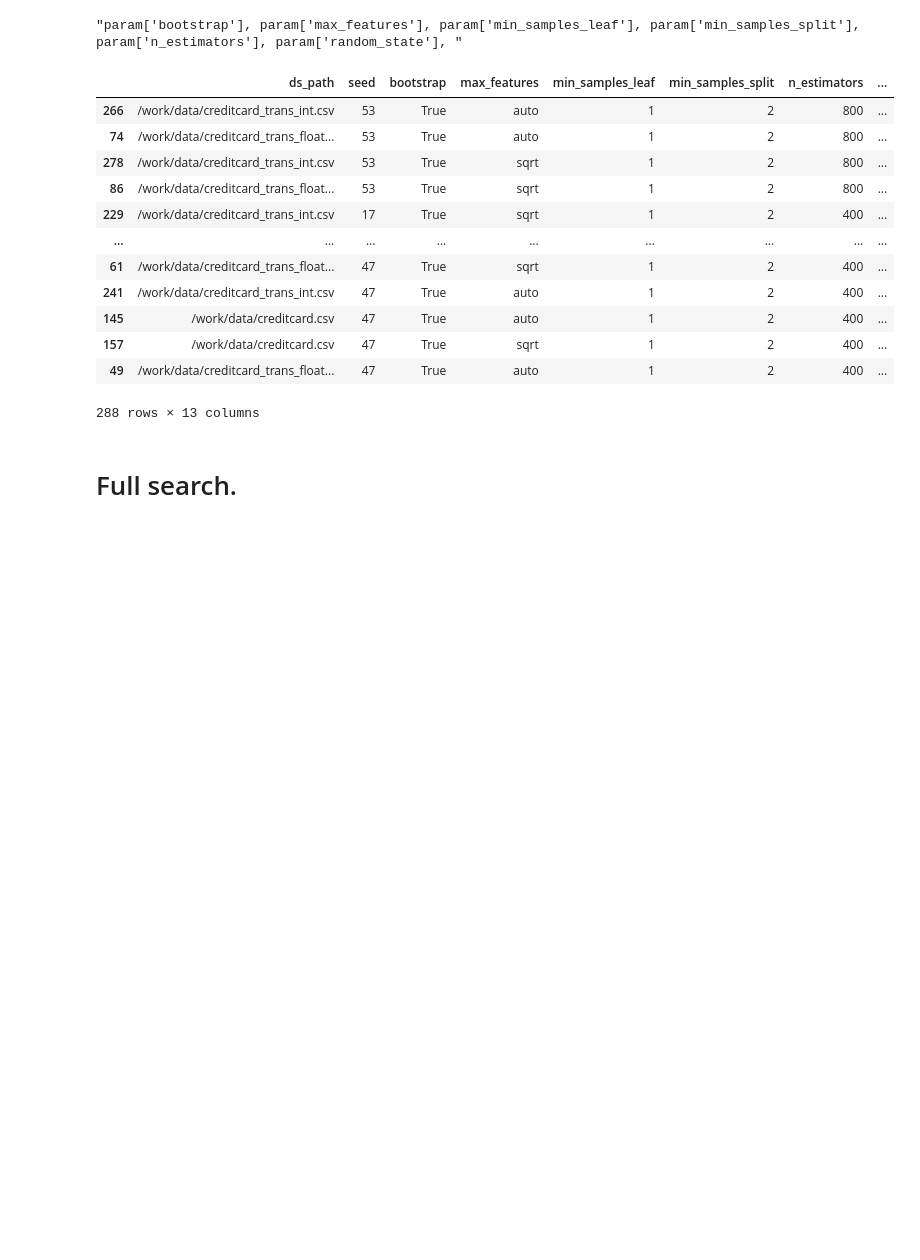
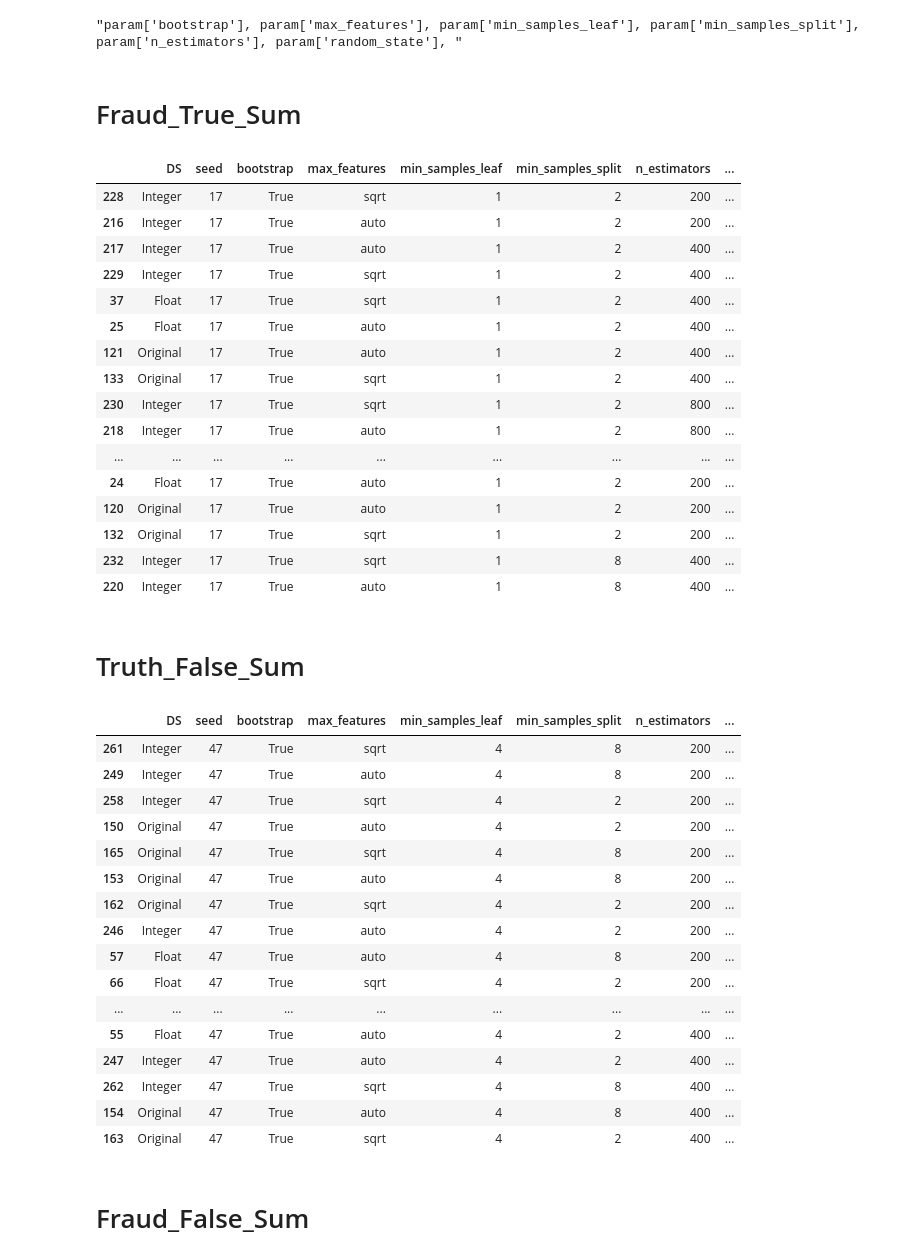
Before and after one commit to ysraell/random-forest-mc, a Jupyter notebook: Baseline_Model.ipynb, the cells around one changed output. Cells and saved outputs as stored; diff of their text form; code cells hidden in the pictures; blank space fills up the shorter version.

```diff
--- a/Baseline_Model.ipynb
+++ b/Baseline_Model.ipynb
@@ -234,18 +234,52 @@ df_Results.to_csv('/work/data/Results_creditcard_Init.csv', index=False)
-# %%
-df_Results.sort_values('AUC_ROC_W', ascending=False)
-# %% [output]
-|  | ds_path | seed | bootstrap | max_features | min_samples_leaf | min_samples_split | n_estimators | ... |
-| 266 | /work/data/creditcard_trans_int.csv | 53 | True | auto | 1 | 2 | 800 | ... |
-| 74 | /work/data/creditcard_trans_float... | 53 | True | auto | 1 | 2 | 800 | ... |
-| 278 | /work/data/creditcard_trans_int.csv | 53 | True | sqrt | 1 | 2 | 800 | ... |
-| 86 | /work/data/creditcard_trans_float... | 53 | True | sqrt | 1 | 2 | 800 | ... |
-| 229 | /work/data/creditcard_trans_int.csv | 17 | True | sqrt | 1 | 2 | 400 | ... |
-| ... | ... | ... | ... | ... | ... | ... | ... | ... |
-| 61 | /work/data/creditcard_trans_float... | 47 | True | sqrt | 1 | 2 | 400 | ... |
-| 241 | /work/data/creditcard_trans_int.csv | 47 | True | auto | 1 | 2 | 400 | ... |
-| 145 | /work/data/creditcard.csv | 47 | True | auto | 1 | 2 | 400 | ... |
-| 157 | /work/data/creditcard.csv | 47 | True | sqrt | 1 | 2 | 400 | ... |
-| 49 | /work/data/creditcard_trans_float... | 47 | True | auto | 1 | 2 | 400 | ... |
-288 rows × 13 columns
-# %% [markdown]
-# Full search.
+# %%
+df_Results = pd.read_csv('/work/data/Results_creditcard_Init.csv')
+# %%
+map_ds_path = {
+    '/work/data/creditcard_trans_float.csv': 'Float',
+    '/work/data/creditcard.csv': 'Original',
+    '/work/data/creditcard_trans_int.csv': 'Integer'
+}
+# %%
+df_Results['DS'] = df_Results.ds_path.apply(lambda x: map_ds_path[x])
+# %%
+for metric in cols_metrics:
+    md(f'# {metric}')
+    display(df_Results.sort_values(metric, ascending=False).head(20)[['DS', 'seed']+cols_param[:-1]+cols_metrics])
+# %% [output]
+# Fraud_True_Sum
+|  | DS | seed | bootstrap | max_features | min_samples_leaf | min_samples_split | n_estimators | ... |
+| 228 | Integer | 17 | True | sqrt | 1 | 2 | 200 | ... |
+| 216 | Integer | 17 | True | auto | 1 | 2 | 200 | ... |
+| 217 | Integer | 17 | True | auto | 1 | 2 | 400 | ... |
+| 229 | Integer | 17 | True | sqrt | 1 | 2 | 400 | ... |
+| 37 | Float | 17 | True | sqrt | 1 | 2 | 400 | ... |
+| 25 | Float | 17 | True | auto | 1 | 2 | 400 | ... |
+| 121 | Original | 17 | True | auto | 1 | 2 | 400 | ... |
+| 133 | Original | 17 | True | sqrt | 1 | 2 | 400 | ... |
+| 230 | Integer | 17 | True | sqrt | 1 | 2 | 800 | ... |
+| 218 | Integer | 17 | True | auto | 1 | 2 | 800 | ... |
+| ... | ... | ... | ... | ... | ... | ... | ... | ... |
+| 24 | Float | 17 | True | auto | 1 | 2 | 200 | ... |
+| 120 | Original | 17 | True | auto | 1 | 2 | 200 | ... |
+| 132 | Original | 17 | True | sqrt | 1 | 2 | 200 | ... |
+| 232 | Integer | 17 | True | sqrt | 1 | 8 | 400 | ... |
+| 220 | Integer | 17 | True | auto | 1 | 8 | 400 | ... |
+# Truth_False_Sum
+|  | DS | seed | bootstrap | max_features | min_samples_leaf | min_samples_split | n_estimators | ... |
+| 261 | Integer | 47 | True | sqrt | 4 | 8 | 200 | ... |
+| 249 | Integer | 47 | True | auto | 4 | 8 | 200 | ... |
+| 258 | Integer | 47 | True | sqrt | 4 | 2 | 200 | ... |
+| 150 | Original | 47 | True | auto | 4 | 2 | 200 | ... |
+| 165 | Original | 47 | True | sqrt | 4 | 8 | 200 | ... |
+| 153 | Original | 47 | True | auto | 4 | 8 | 200 | ... |
+| 162 | Original | 47 | True | sqrt | 4 | 2 | 200 | ... |
+| 246 | Integer | 47 | True | auto | 4 | 2 | 200 | ... |
+| 57 | Float | 47 | True | auto | 4 | 8 | 200 | ... |
+| 66 | Float | 47 | True | sqrt | 4 | 2 | 200 | ... |
+| ... | ... | ... | ... | ... | ... | ... | ... | ... |
+| 55 | Float | 47 | True | auto | 4 | 2 | 400 | ... |
+| 247 | Integer | 47 | True | auto | 4 | 2 | 400 | ... |
+| 262 | Integer | 47 | True | sqrt | 4 | 8 | 400 | ... |
+| 154 | Original | 47 | True | auto | 4 | 8 | 400 | ... |
+| 163 | Original | 47 | True | sqrt | 4 | 2 | 400 | ... |
+# Fraud_False_Sum
```
Also changed, not shown: parts of 11 cells of this notebook, 1 other file.
